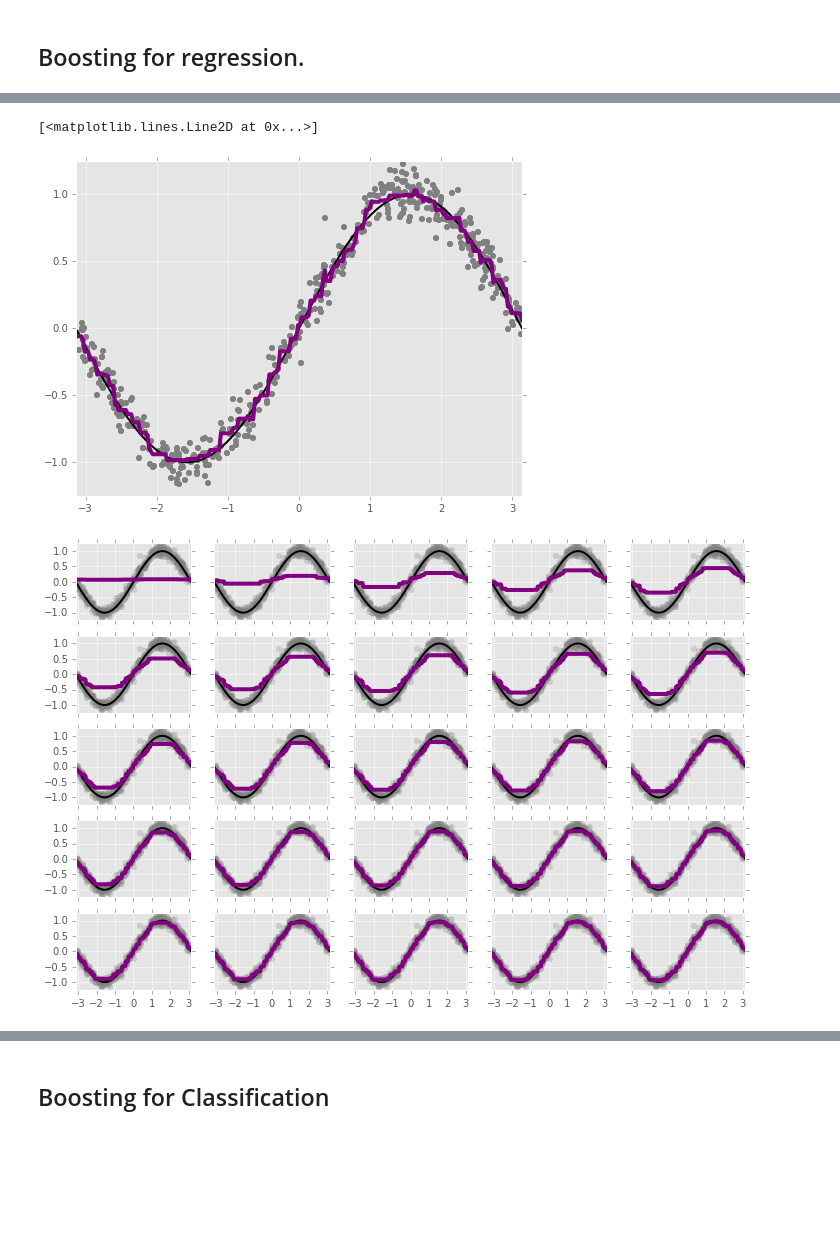
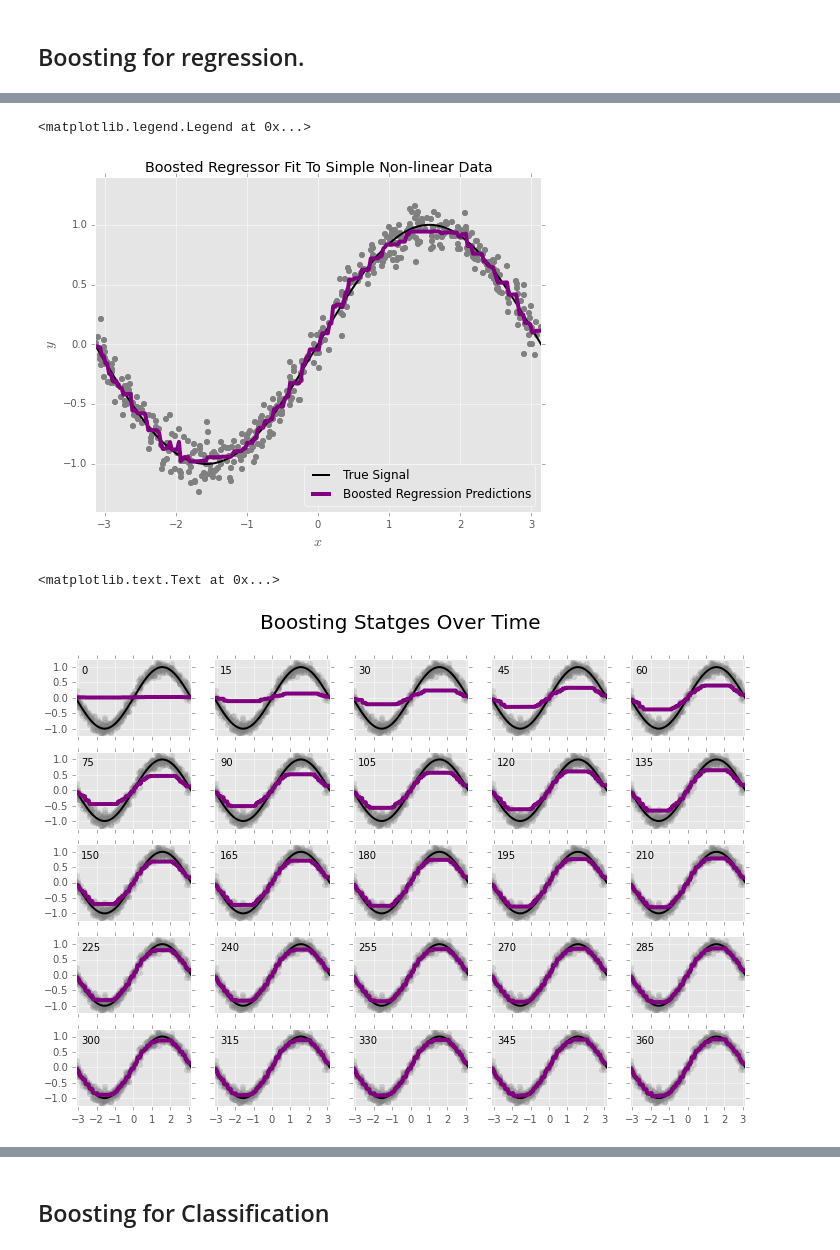
Before and after one commit to madrury/boosting-presentation, a Jupyter notebook: Boosting-Presentation-Galvanize.ipynb, the cells around one changed output, grey strips where cells are left out. Cells and saved outputs as stored; diff of their text form; code cells hidden in the pictures; blank space fills up the shorter version.

```diff
--- a/Boosting-Presentation-Galvanize.ipynb
+++ b/Boosting-Presentation-Galvanize.ipynb
@@ -50,12 +50,15 @@ xs = rand.uniform(-np.pi, np.pi, N)
 ys = f(xs) + rand.normal(0, 0.1, N)
 
 def plot_truth():
-    plt.plot(x, y, color = 'black')
-    plt.xlim([-np.pi, np.pi]); plt.ylim([-1.25, 1.25])
+    plt.plot(x, y, color = 'black', label="True Signal")
+    plt.xlim([-np.pi, np.pi]); plt.ylim([-1.4, 1.4])
 
 def plot_data():
     plt.plot(xs, ys, 'o', color='grey', markeredgewidth=0)
 
 plot_data()
 plot_truth()
+plt.title('Simple Non-linear Data')
+plt.xlabel('$x$', fontsize=14); plt.ylabel('$y$', fontsize=14)
+plt.legend(loc="lower right")
 # %% [output]
@@ -63,31 +67,40 @@ plot_truth()
 # %%
 # Fit a gradient boosted regressor to this function and plot both the functiona and f
 
 model = GradientBoostingRegressor(learning_rate=0.01, n_estimators=N_ESTIMATORS)
 model.fit(to_column(xs), ys)
 
 y_hat = model.predict(to_column(x))
 
 plot_data()
 plot_truth()
-plt.plot(x, y_hat, color='purple', linewidth=4)
+plt.plot(x, y_hat, color='purple', linewidth=4, label="Boosted Regression Predictions")
+
+plt.title('Boosted Regressor Fit To Simple Non-linear Data')
+plt.xlabel('$x$', fontsize=14); plt.ylabel('$y$', fontsize=14)
+plt.legend(loc="lower right")
 # %% [output]
-[<matplotlib.lines.Line2D at 0x...>]
+<matplotlib.legend.Legend at 0x...>
-[figure, old version]
+[figure, new version]
 # %%
 # Plot the partial sums of the weak learners to see what is going on.
 # The point: the model learns gradually!
 
 models = list(model.staged_predict(x.reshape(250, 1)))
-fig, axes = plt.subplots(nrows=5, ncols=5, sharex=True, sharey=True, figsize=(12.0, 8.0))
+fig, axes = plt.subplots(nrows=5, ncols=5, sharex=True, sharey=True,
+                         figsize=(12.0, 8.0))
 
 for i, ax in enumerate(axes.flatten()):
     ax.plot(xs, ys, 'o', color='grey', markeredgewidth=0, alpha=0.25)
     ax.plot(x, y, color = 'black')
     ax.plot(x, models[15*i], color="purple", linewidth=4)
+    ax.text(-2.8, 0.8, str(15*i))
     plt.xlim(-np.pi, np.pi); plt.ylim([-1.25, 1.25])
+
+plt.suptitle("Boosting Statges Over Time", fontsize=20)
 # %% [output]
+<matplotlib.text.Text at 0x...>
-[figure, old version]
+[figure, new version]
 # %%
 plot_data()
 plot_truth()
```
Also changed, not shown: parts of 15 cells of this notebook.
